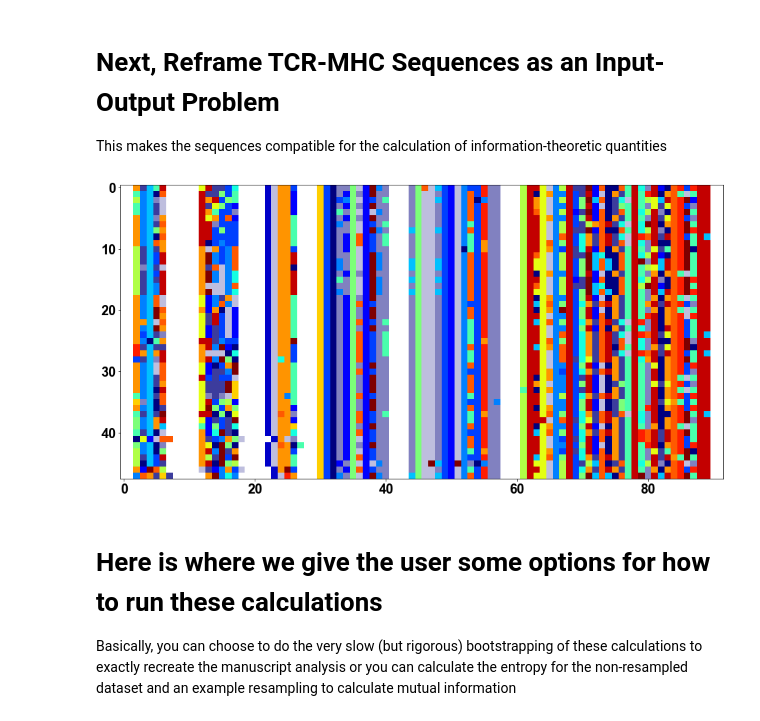
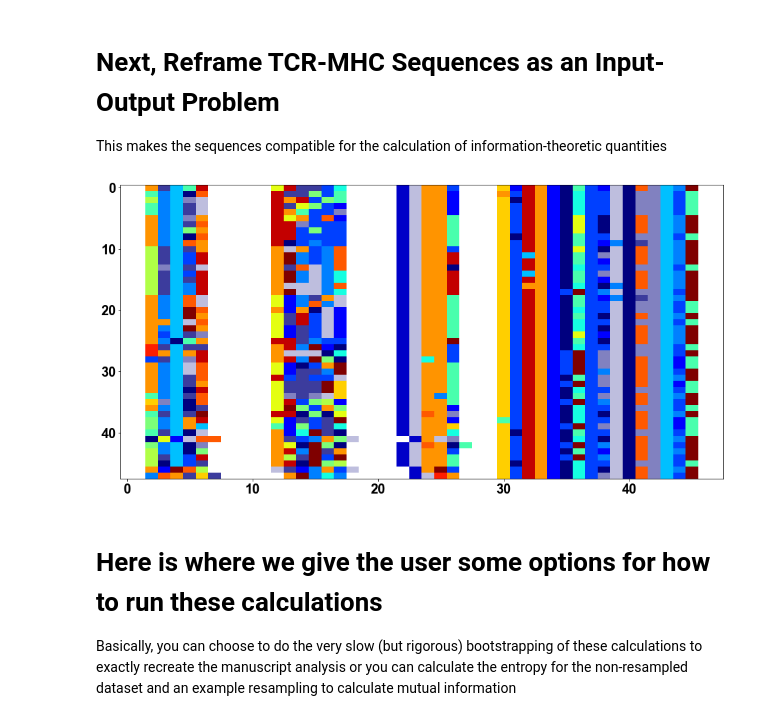
Before and after one commit to ctboughter/AIMS, a Jupyter notebook: notebooks/mhc_germline_analysis.ipynb, the cells around one changed output. Drawn from its saved outputs; the diff is of its cells as text; code cells hidden in the pictures.

```diff
--- a/notebooks/mhc_germline_analysis.ipynb
+++ b/notebooks/mhc_germline_analysis.ipynb
@@ -106,8 +107,8 @@ xyz = ax[0,1].imshow(seq_MIclassIIb, interpolation='nearest', aspect='auto',cmap
 # %%
 # Again, sequences are from IMGT Protein Displays, Just with CDR Loops Selected Out
 # For now, only human analysis. Multi-organism is later on in this notebook
-fin_trav = aimsLoad.Ig_loader('germline_data/trav_human_cdrs.csv','tcr',loops=3)
-fin_trbv = aimsLoad.Ig_loader('germline_data/trbv_human_cdrs.csv','tcr',loops=3)
+fin_trav, trav_name_pre = aimsLoad.Ig_loader('germline_data/trav_human_cdrs.csv','tcr',loops=3,return_index = True)
+fin_trbv, trbv_name_pre = aimsLoad.Ig_loader('germline_data/trbv_human_cdrs.csv','tcr',loops=3,return_index = True)
 
 # Plot just the TCRs
 mat_size_tcr = aims.get_sequence_dimension(np.array(fin_trav))[0]
@@ -126,18 +127,19 @@ This makes the sequences compatible for the calculation of information-theoretic
 # %%
 # pre-process the matrices
 trav_mat_df = pandas.DataFrame(seq_MI_trav,index=fin_trav.columns)
 trbv_mat_df = pandas.DataFrame(seq_MI_trbv,index=fin_trbv.columns)
 MIclassI_mat_df = pandas.DataFrame(seq_MIclassI,index = classI[0])
 MIclassIIa_mat_df = pandas.DataFrame(seq_MIclassIIa,index = classIIa_df['Allele'])
 MIclassIIb_mat_df = pandas.DataFrame(seq_MIclassIIb,index = classIIb_df['Allele'])
 
 # Visualize the resamples data to confirm we are properly pairing TCR CDR loops with
 # single MHC sequences (specifically the key structural features)
-matF = aims.randomize_tcr_mhc_pair(trbv_mat_df,MIclassI_mat_df)
+matF = aims.randomize_tcr_mhc_pair(trbv_mat_df,MIclassIIb_mat_df)
 fig, ax = pl.subplots(1, 1,squeeze=False,figsize=(16,8))
 xyz = ax[0,0].imshow(matF, interpolation='nearest', aspect='auto',cmap=cmap)
+pl.savefig('classIIb_paired_Mat.pdf',format='pdf')
 # %% [output]
-[figure, old version]
+[figure, new version]
 # %% [markdown]
 # Here is where we give the user some options for how to run these calculations
 Basically, you can choose to do the very slow (but rigorous) bootstrapping of these calculations to exactly recreate the manuscript analysis or you can calculate the entropy for the non-resampled dataset and an example resampling to calculate mutual information
```
Also changed, not shown: parts of 10 cells of this notebook, 10 other files.
